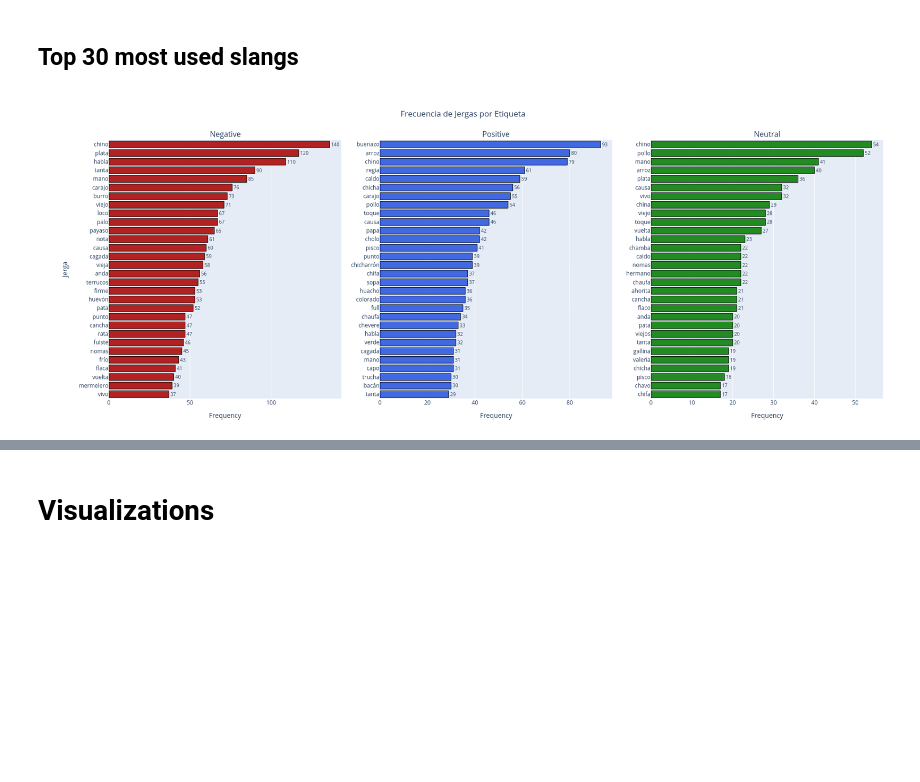
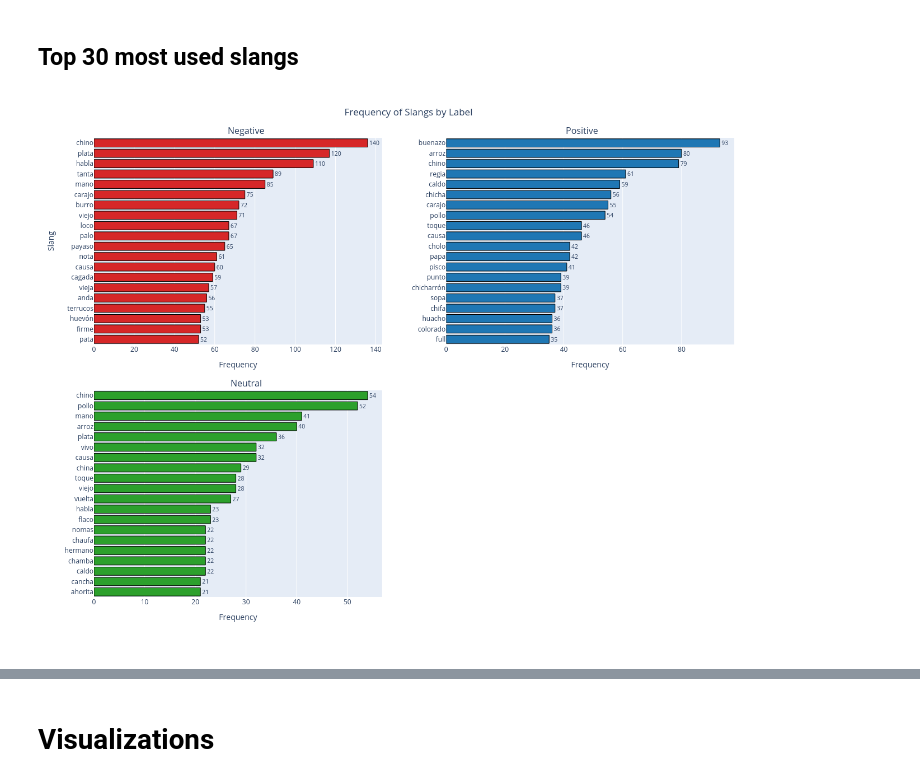
Before and after one commit to jairleo95/peruvian-slang-sentiment, a Jupyter notebook: notebooks/02-eda.ipynb, the cells around one changed output, grey strips where cells are left out. Cells and saved outputs as stored; diff of their text form; code cells hidden in the pictures; blank space fills up the shorter version.

```diff
--- a/notebooks/02-eda.ipynb
+++ b/notebooks/02-eda.ipynb
@@ -257,6 +257,6 @@ df_frecuencia_positiva.head(30)
 # %%
 top_freq1 = 40
-top_freq2 = 30
+top_freq2 = 20
 # %% [markdown]
 ## Top 40 Most used slangs
 # %%
@@ -296,12 +296,13 @@ crear_grafico_barras_horizontal(df_frecuencia_neutral.head(top_freq1), 'frecuenc
 ## Top 30 most used slangs
 # %%
 # Crear un subplot con 3 gráficos horizontales en columnas
-fig = make_subplots(rows=1, cols=3, shared_yaxes=False,
+fig = make_subplots(rows=2, cols=2, shared_yaxes=False,
                     subplot_titles=('Negative', 'Positive', 'Neutral'),
-                    horizontal_spacing=0.05)  # Ajustar el espaciado horizontal
+                    horizontal_spacing=0.05,
+                   vertical_spacing=0.1)  # Ajustar el espaciado horizontal
 
 # Función para agregar gráficos a los subplots
-def agregar_grafico_a_subplot(fig, df, column, col, color):
+def agregar_grafico_a_subplot(fig, df, column, row, col, color):
     fig.add_trace(go.Bar(
         x=df[column],
         y=df['slang'],
@@ -311,53 +312,59 @@ def agregar_grafico_a_subplot(fig, df, column, col, color):
         texttemplate='%{text:.2s}',
         textposition='outside',
         marker_line=dict(color='black', width=1)
-    ), row=1, col=col)
+    ), row=row, col=col)
 
 # Agregar cada gráfico a un subplot
-agregar_grafico_a_subplot(fig, df_frecuencia_negativa.head(top_freq2), 'frecuencia_negativa', 1, 'firebrick')
-agregar_grafico_a_subplot(fig, df_frecuencia_positiva.head(top_freq2), 'frecuencia_positiva', 2, 'royalblue')
-agregar_grafico_a_subplot(fig, df_frecuencia_neutral.head(top_freq2), 'frecuencia_neutral', 3, 'forestgreen')
+agregar_grafico_a_subplot(fig, df_frecuencia_negativa.head(top_freq2), 'frecuencia_negativa', row=1, col=1, color='#d62728')
+agregar_grafico_a_subplot(fig, df_frecuencia_positiva.head(top_freq2), 'frecuencia_positiva', row=1, col=2, color='#1f77b4')
+agregar_grafico_a_subplot(fig, df_frecuencia_neutral.head(top_freq2), 'frecuencia_neutral', row=2, col=1, color='#2ca02c')
 
 # Actualizar el diseño de la figura
 fig.update_layout(
-    title_text='Frecuencia de Jergas por Etiqueta',
+    title_text='Frequency of Slangs by Label',
     title_x=0.5,  # Centrar el título
-    xaxis_title='Frecuencia',
-    yaxis_title='Jerga',
-    height=700,  # Ajustar la altura de la figura
-    width=1800,  # Ajustar el ancho de la figura para acomodar los gráficos
-    margin=dict(l=150, r=10, t=100, b=50),  # Ajustar los márgenes
+    xaxis_title='Frequency',
+    yaxis_title='Slang',
+    height=1000,  # Ajustar la altura de la figura
+    width=1324,  # Ajustar el ancho de la figura para acomodar los gráficos
+    margin=dict(l=100, r=80, t=80, b=100),  # Ajustar los márgenes
     showlegend=False,
 
 )
+# Ajustar el ancho relativo de cada subplot usando domain
+fig.update_xaxes(domain=[0, 0.45], row=1, col=1)  # Primer gráfico
+fig.update_xaxes(domain=[0.55, 1], row=1, col=2)  # Segundo gráfico
+fig.update_xaxes(domain=[0, 0.45], row=2, col=1)  # Tercer gráfico
 fig.update_xaxes(
     title_text='Frequency',  # Añadir título al eje x
     title_font=dict(size=14),  # Tamaño de la fuente del título
     tickfont=dict(size=12)  # Tamaño de la fuente de los ticks
 )
 
 # Actualizar los ejes y el formato de las etiquetas
 fig.update_yaxes(
     categoryorder='total ascending',  # Ordenar las barras de arriba hacia abajo
     tickangle=0,  # Mantener los ticks del eje vertical horizontales
     title_font=dict(size=14),  # Tamaño de la fuente del título
-    # row=1, col=1
+
+    # row=2, col=1
 )
 # fig.update_yaxes(
 #     categoryorder='total ascending',  # Ordenar las barras de arriba hacia abajo
 #     tickangle=0,  # Mantener los ticks del eje vertical horizontales
 #     row=1, col=2
 # )
 # fig.update_yaxes(
 #     categoryorder='total ascending',  # Ordenar las barras de arriba hacia abajo
 #     tickangle=0,  # Mantener los ticks del eje vertical horizontales
 #     # row=1, col=3
 # )
 
 # Mostrar el gráfico
 fig.show('png')
+fig.write_image("images/frequencies.png")
 # %% [output]
-[figure, old version]
+[figure, new version]
 # %%
 # encode label and mapping label name
 #df["label"] = df["label"].apply(lambda x: label_encode(x))
```
Also changed, not shown: parts of 19 cells of this notebook, 10 other files.
